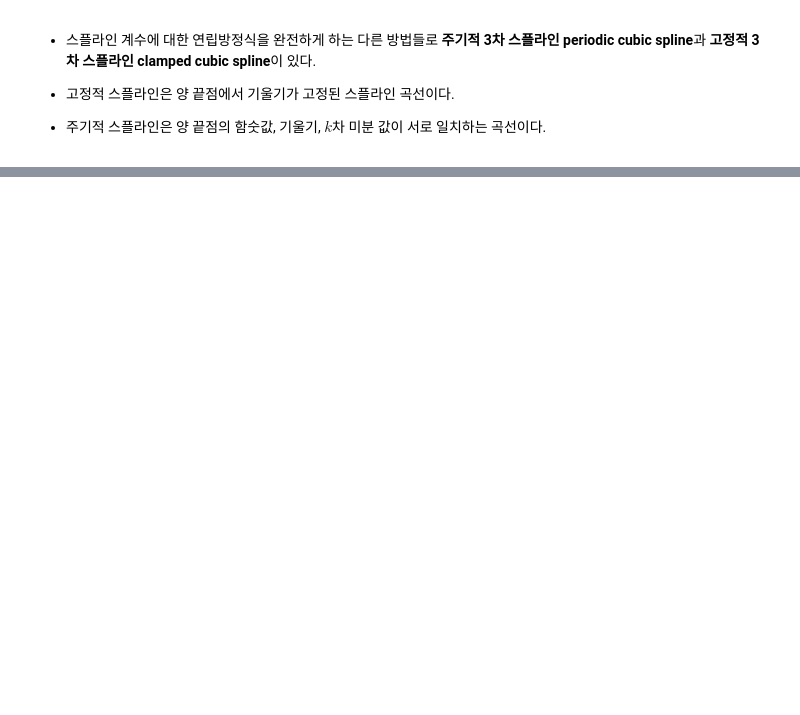
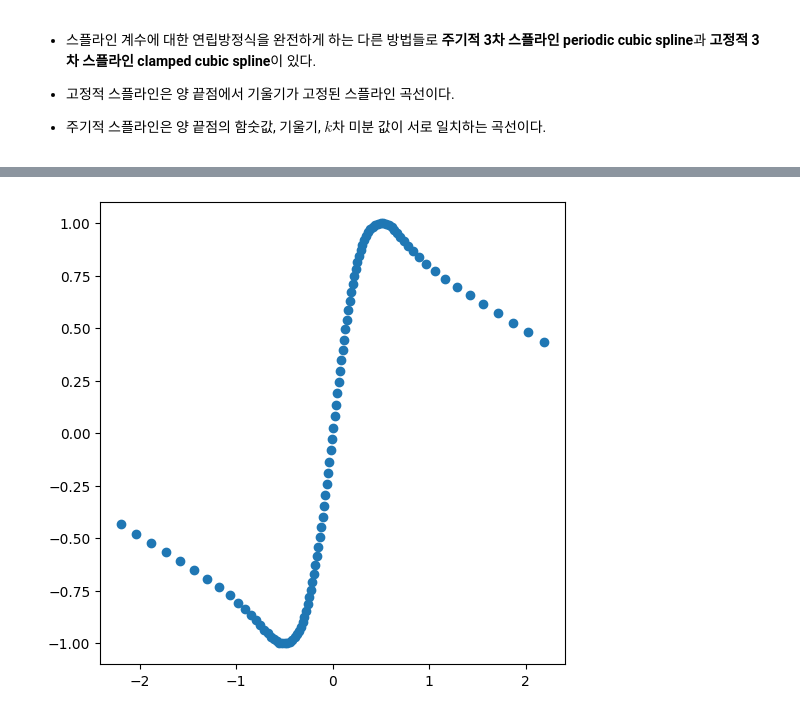
Before and after one commit to tirals88/Numerical-Mathematics-and-Computing, a Jupyter notebook: Chap6_Spline Functions.ipynb, the cells around one changed output, grey strips where cells are left out. Saved outputs shown, nothing was run; the diff lists cells and outputs as text; code cells hidden in the pictures; blank space fills up the shorter version.

```diff
--- a/Chap6_Spline Functions.ipynb
+++ b/Chap6_Spline Functions.ipynb
@@ -311,0 +540,18 @@ $$S_{i}(x) = \frac{z_{i+1}}{6h_{i}}(x-t_{i})^{3} + \frac{z_{i}}{6h_{i}}(t_{i+1}
+# %%
+theta_test = np.linspace(-6, 6, 13)
+theta_test *= (np.pi/14) # 6/14 < 1/2 -> tan < infty
+
+curve_testx = np.tan(theta_test)/2
+curve_testy = np.sin(2*theta_test)
+
+thetas = np.linspace(-6, 6, 100)
+thetas *= (np.pi/14)
+
+curve_x = np.array([Spline3_Eval(12, theta_test, curve_testx, t__, Spline3_Coef(12, theta_test, curve_testx)) for t__ in thetas])
+curve_y = np.array([Spline3_Eval(12, theta_test, curve_testy, t__, Spline3_Coef(12, theta_test, curve_testy)) for t__ in thetas])
+
+plt.figure(figsize=(6, 6))
+plt.scatter(curve_x, curve_y)
+plt.show()
+# %% [output]
+[figure, added]
```
Also changed, not shown: parts of 27 cells of this notebook.
